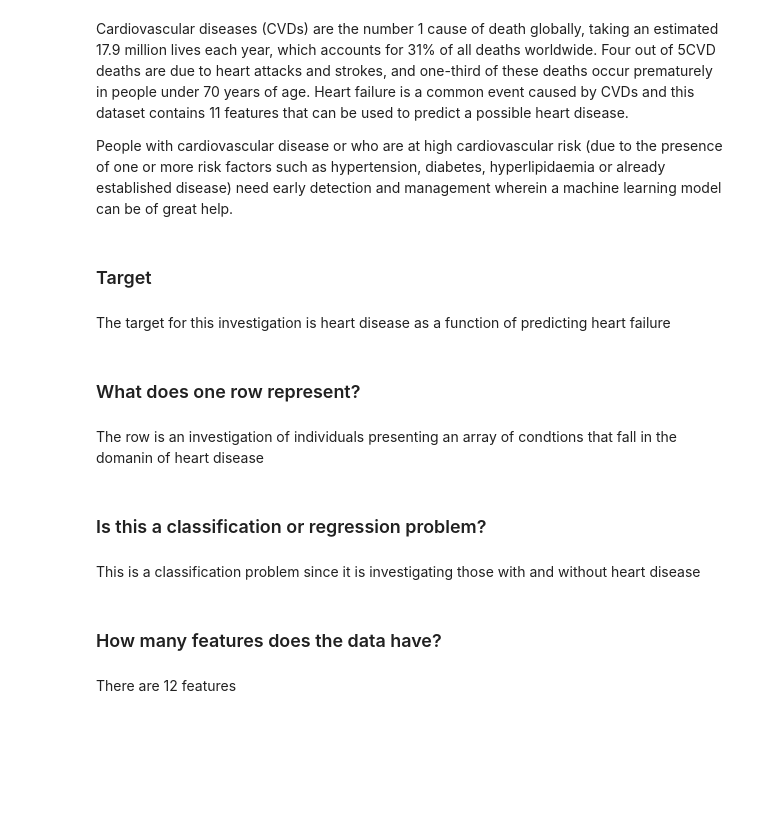
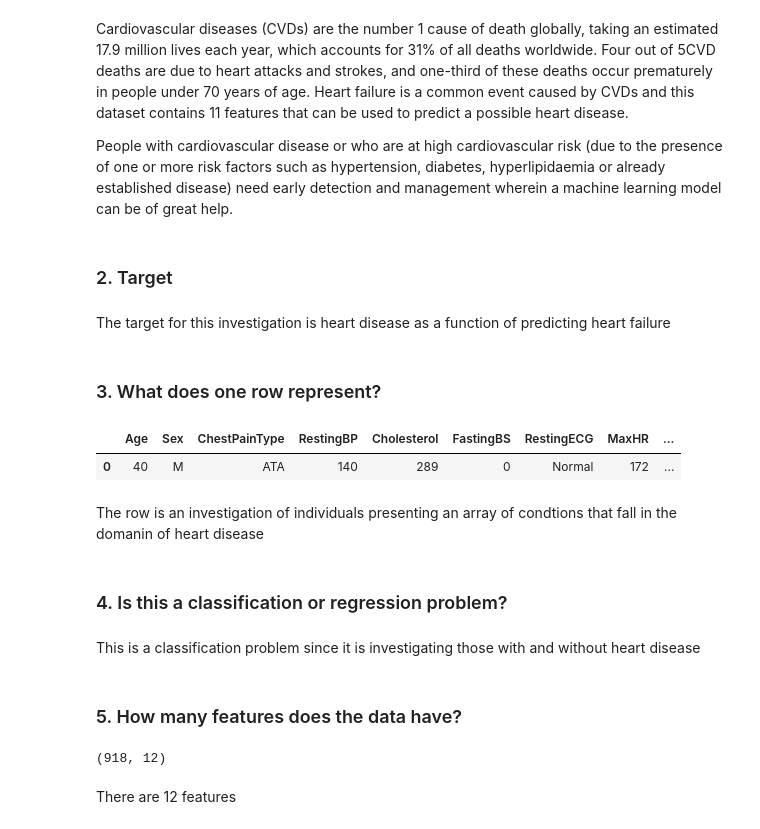
Before and after one commit to PaulLipska/Coding_Dojo_Project_2, a Jupyter notebook: Project2_Part_1.ipynb, the cells around one changed output. Saved outputs shown, nothing was run; the diff lists cells and outputs as text; code cells hidden in the pictures; blank space fills up the shorter version.

```diff
--- a/Project2_Part_1.ipynb
+++ b/Project2_Part_1.ipynb
@@ -75,26 +86,31 @@ Cardiovascular diseases (CVDs) are the number 1 cause of death globally, taking
 
 People with cardiovascular disease or who are at high cardiovascular risk (due to the presence of one or more risk factors such as hypertension, diabetes, hyperlipidaemia or already established disease) need early detection and management wherein a machine learning model can be of great help.
 # %% [markdown]
-### Target
+### 2. Target
 # %% [markdown]
 The target for this investigation is heart disease as a function of predicting heart failure
 # %% [markdown]
-### What does one row represent?
+### 3. What does one row represent?
 # %%
 import pandas as pd
-filename = '/content/drive/MyDrive/CodingDojo/Beginning Data Science/Projects/heart.csv'
-df = pd.read_csv(filename)
+URL = 'https://docs.google.com/spreadsheets/d/e/2PACX-1vTlLSNmehBOPMkSLUzjyfyCdmHei2XrD4qVLq6WKZmOJHsTDKlf1BXGDS5Jlb6pWjBVIiTh1EIP4XwI/pub?output=csv'
+df = pd.read_csv(URL)
 df.head(1)
+# %% [output]
+|  | Age | Sex | ChestPainType | RestingBP | Cholesterol | FastingBS | RestingECG | MaxHR | ... |
+| 0 | 40 | M | ATA | 140 | 289 | 0 | Normal | 172 | ... |
 # %% [markdown]
 The row is an investigation of individuals presenting an array of condtions that fall in the domanin of heart disease
 # %% [markdown]
-### Is this a classification or regression problem?
+### 4. Is this a classification or regression problem?
 # %% [markdown]
 This is a classification problem since it is investigating those with and without heart disease
 # %% [markdown]
-### How many features does the data have?
+### 5. How many features does the data have?
 # %%
 df.shape
+# %% [output]
+(918, 12)
 # %% [markdown]
 There are 12 features
 # %% [markdown]
```
Also changed, not shown: parts of 62 cells of this notebook.
